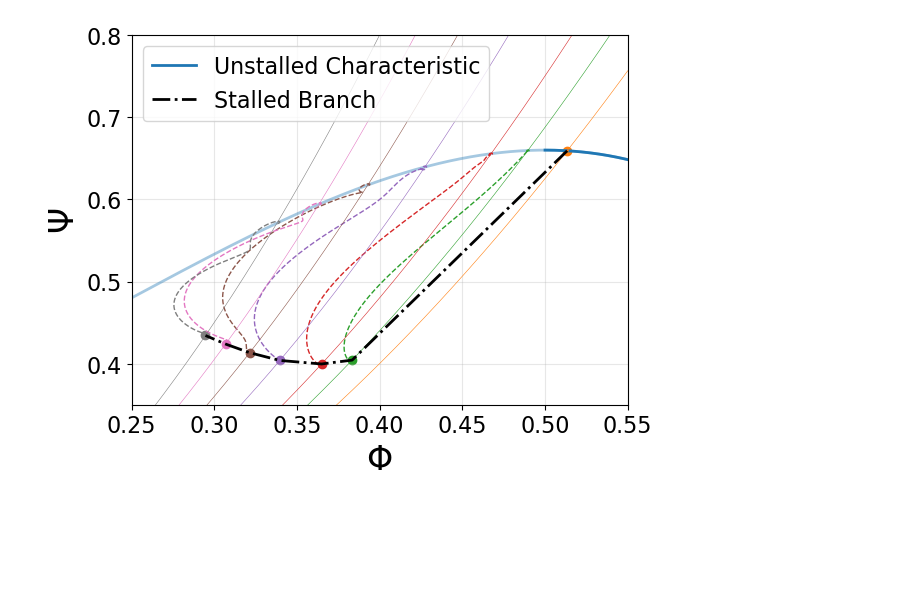
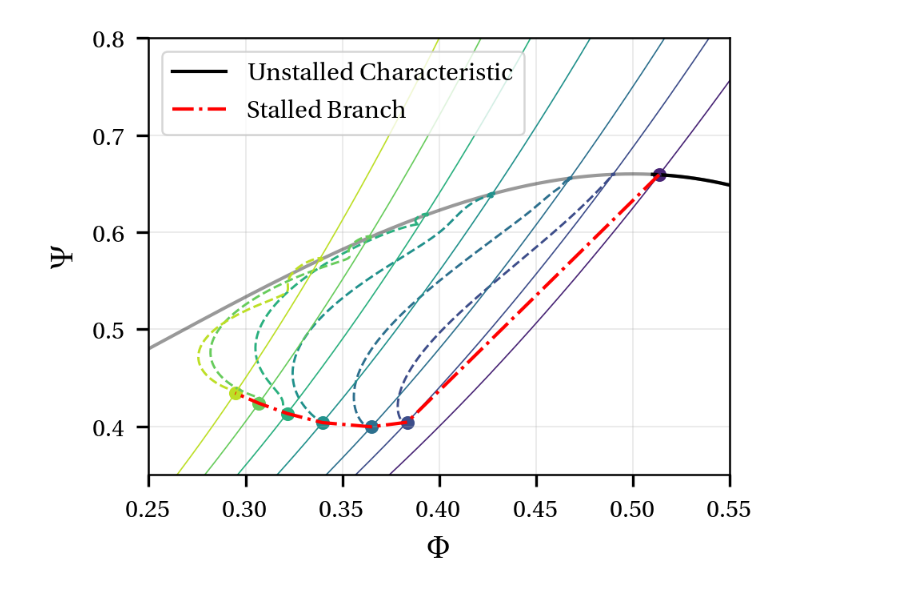
Before and after one commit to Propulsion-Power-TU-Delft/unsflow, a Jupyter notebook: testcases/greitzer/moore_greitzer_cases/stalled_characteristic/PostProcess/main.ipynb, the cells around one changed output. Cells and saved outputs as stored; diff of their text form; code cells hidden in the pictures; blank space fills up the shorter version.

```diff
--- a/testcases/greitzer/moore_greitzer_cases/stalled_characteristic/PostProcess/main.ipynb
+++ b/testcases/greitzer/moore_greitzer_cases/stalled_characteristic/PostProcess/main.ipynb
@@ -21,34 +21,38 @@ for file in files:
         res = pickle.load(f)
     dataset.append(res)
 # %%
+set_thesis_style()
+fig, ax = create_figure(fraction=0.6, aspect_ratio=1.3, subplots=(1, 1))
+
 xp, yp = [], []
-
+cmap = plt.get_cmap('viridis')
+colors = np.linspace(0.1, 0.9, len(dataset))
 for ii,data in enumerate(dataset):
     phi = data.phi
     psi_c = data.psi_c
     psi_v = data.psi_v
     sol = data.solutionMooreGreitzer
 
     if ii==0:
-        plt.plot(phi[phi>0.5], psi_c[phi>0.5], label='Unstalled Characteristic', lw=2.0)
-        plt.plot(phi, psi_c, '-C0', lw=2.0, alpha=0.4)
-    plt.plot(phi, psi_v, '-C%i' %(ii+1), lw=0.4)
-    plt.plot(sol[:,1], sol[:,0], '--C%i' %(ii+1), lw=1.0)
-    plt.scatter(sol[-1,1], sol[-1,0], c='C%i' %(ii+1))
+        ax.plot(phi[phi>0.51], psi_c[phi>0.51], label='Unstalled Characteristic', color='k')
+        ax.plot(phi, psi_c, '-k', alpha=0.4)
+    ax.plot(phi, psi_v, '-', lw=0.4, c=cmap(colors[ii]), alpha=1.0)
+    ax.plot(sol[:,1], sol[:,0], '--', color=cmap(colors[ii]), lw=0.7)
+    ax.scatter(sol[-1,1], sol[-1,0], color=cmap(colors[ii]))
 
     xp.append(sol[-1,1])
     yp.append(sol[-1,0])
 
-plt.plot(xp, yp, '-.k', lw=2.0, label='Stalled Branch')
+ax.plot(xp, yp, '-.r', label='Stalled Branch')
 
 
-plt.xlabel(r'$\Phi$')
-plt.ylabel(r'$\Psi$')
-plt.legend()
+ax.set_xlabel(r'$\Phi$')
+ax.set_ylabel(r'$\Psi$')
+ax.legend()
 # plt.tight_layout()
-plt.grid(alpha=0.3)
-plt.xlim([0.25,0.55])
-plt.ylim([0.35,0.8])
-plt.savefig('mooreGreitzer_trajectory_B_05_stalled_char.pdf', bbox_inches='tight')
+ax.grid(alpha=0.3)
+ax.set_xlim([0.25,0.55])
+ax.set_ylim([0.35,0.8])
+fig.savefig('mooreGreitzer_trajectory_B_05_stalled_char.pdf')
 # %% [output]
-[figure, old version]
+[figure, new version]
```
Also changed, not shown: parts of 1 cell of this notebook, 22 other files.
